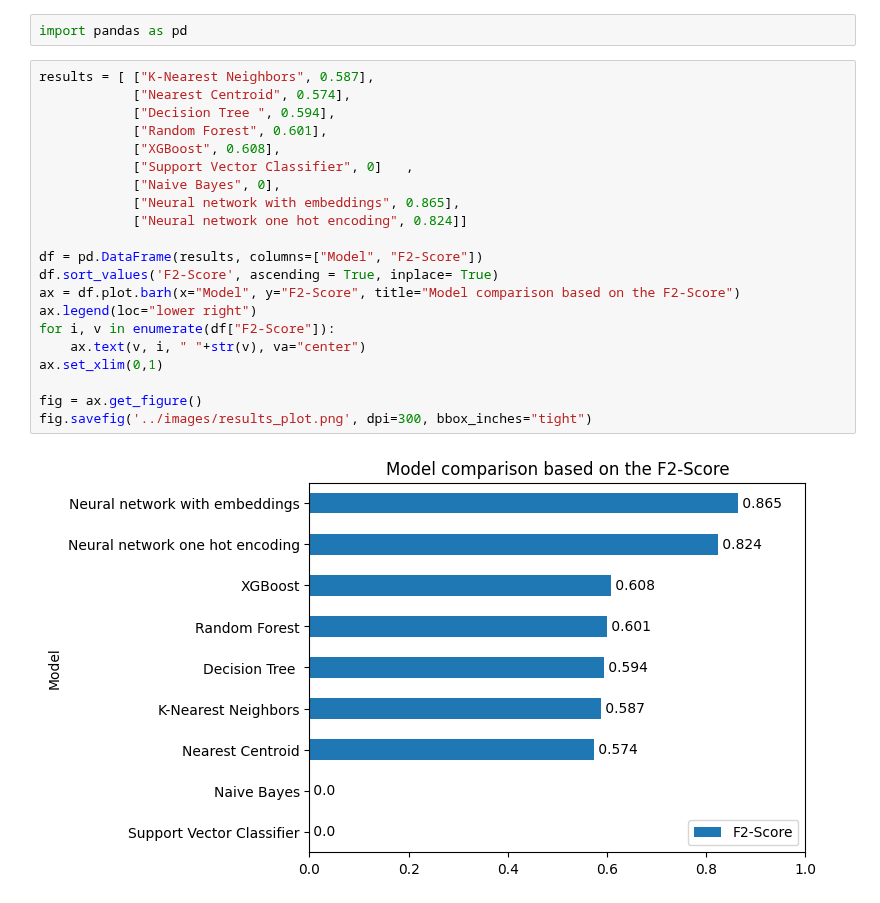
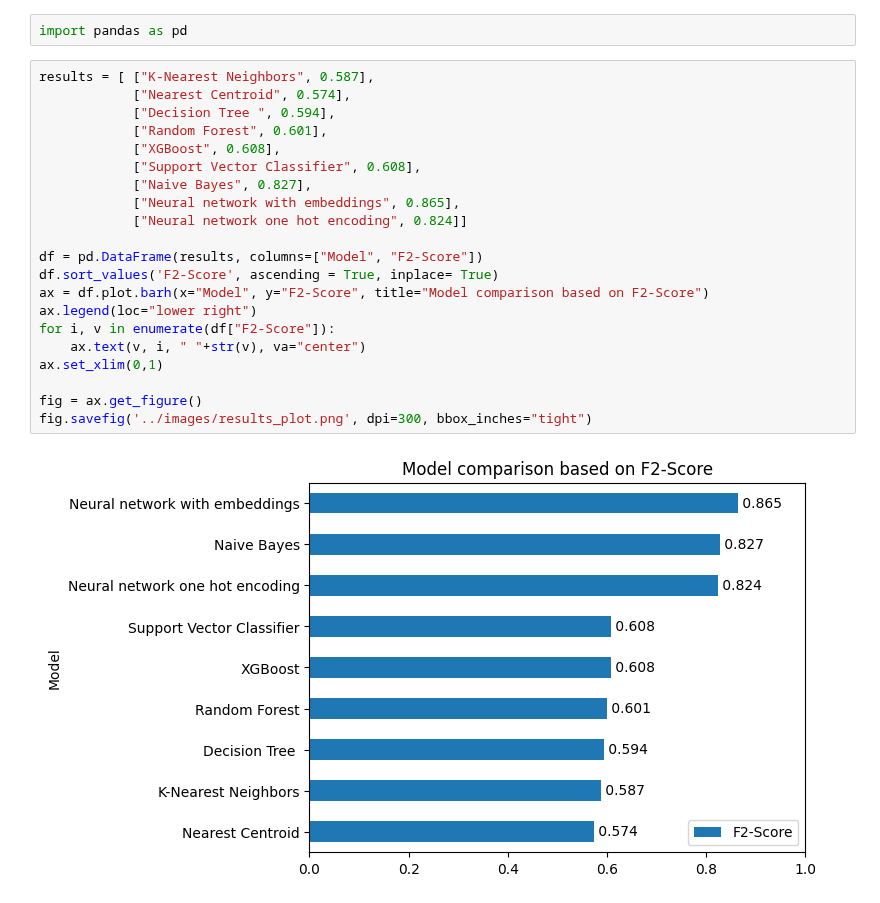
Before and after one commit to medplot/data-mining-project, a Jupyter notebook: jupyter_notebooks/results_plot.ipynb, the cells around one changed output. Drawn from its saved outputs; the diff is of its cells as text.

```diff
--- a/jupyter_notebooks/results_plot.ipynb
+++ b/jupyter_notebooks/results_plot.ipynb
@@ -3,23 +3,23 @@ import pandas as pd
 # %%
 results = [ ["K-Nearest Neighbors", 0.587],
             ["Nearest Centroid", 0.574],
             ["Decision Tree ", 0.594],
             ["Random Forest", 0.601],
             ["XGBoost", 0.608],
-            ["Support Vector Classifier", 0]   ,
-            ["Naive Bayes", 0],
+            ["Support Vector Classifier", 0.608],
+            ["Naive Bayes", 0.827],
             ["Neural network with embeddings", 0.865],
             ["Neural network one hot encoding", 0.824]]
 
 df = pd.DataFrame(results, columns=["Model", "F2-Score"])
 df.sort_values('F2-Score', ascending = True, inplace= True)
-ax = df.plot.barh(x="Model", y="F2-Score", title="Model comparison based on the F2-Score")
+ax = df.plot.barh(x="Model", y="F2-Score", title="Model comparison based on F2-Score")
 ax.legend(loc="lower right")
 for i, v in enumerate(df["F2-Score"]):
     ax.text(v, i, " "+str(v), va="center")
 ax.set_xlim(0,1)
 
 fig = ax.get_figure()
 fig.savefig('../images/results_plot.png', dpi=300, bbox_inches="tight")
 # %% [output]
-[figure, old version]
+[figure, new version]
```
Also changed, not shown: 2 other files.
